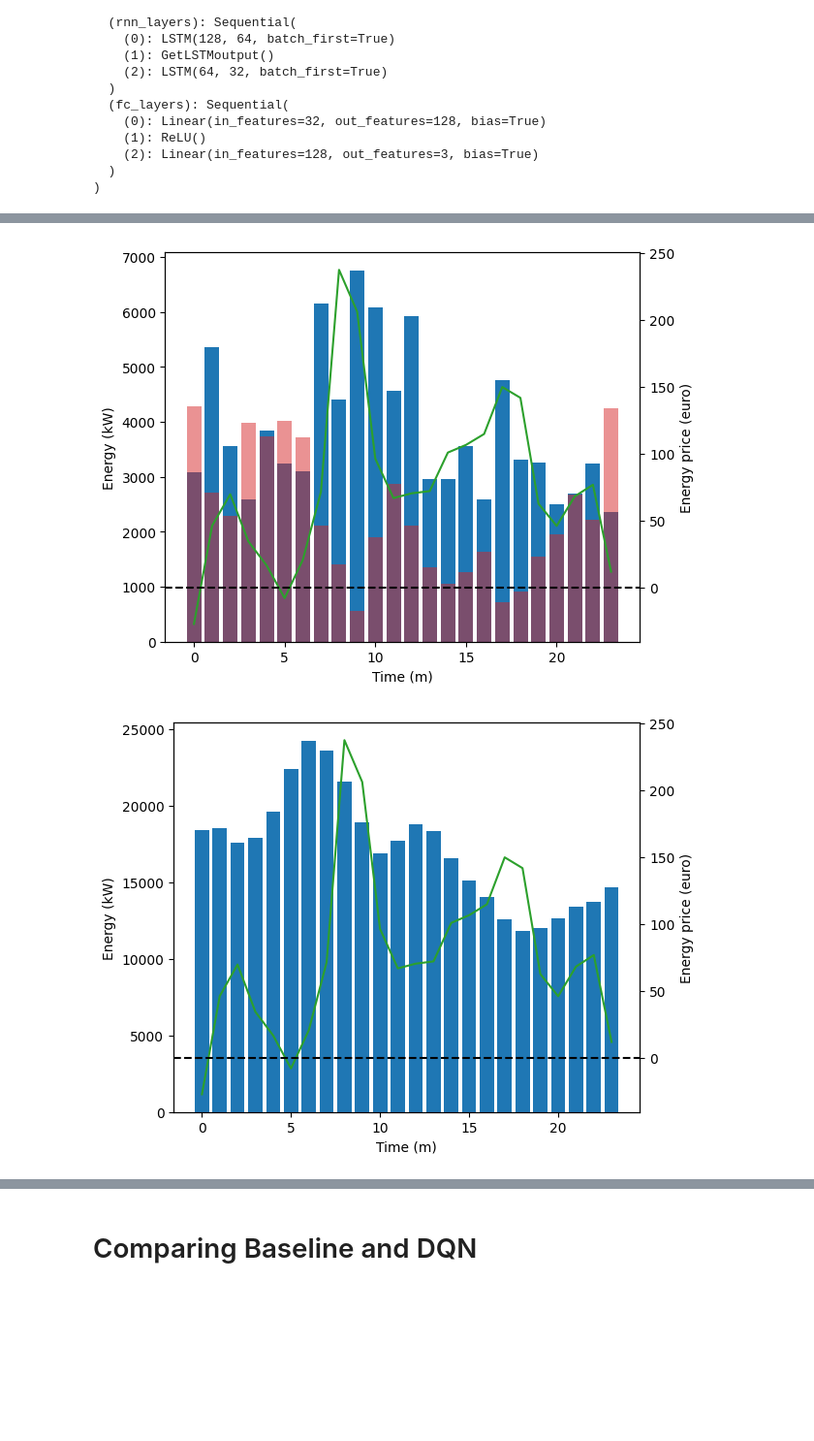
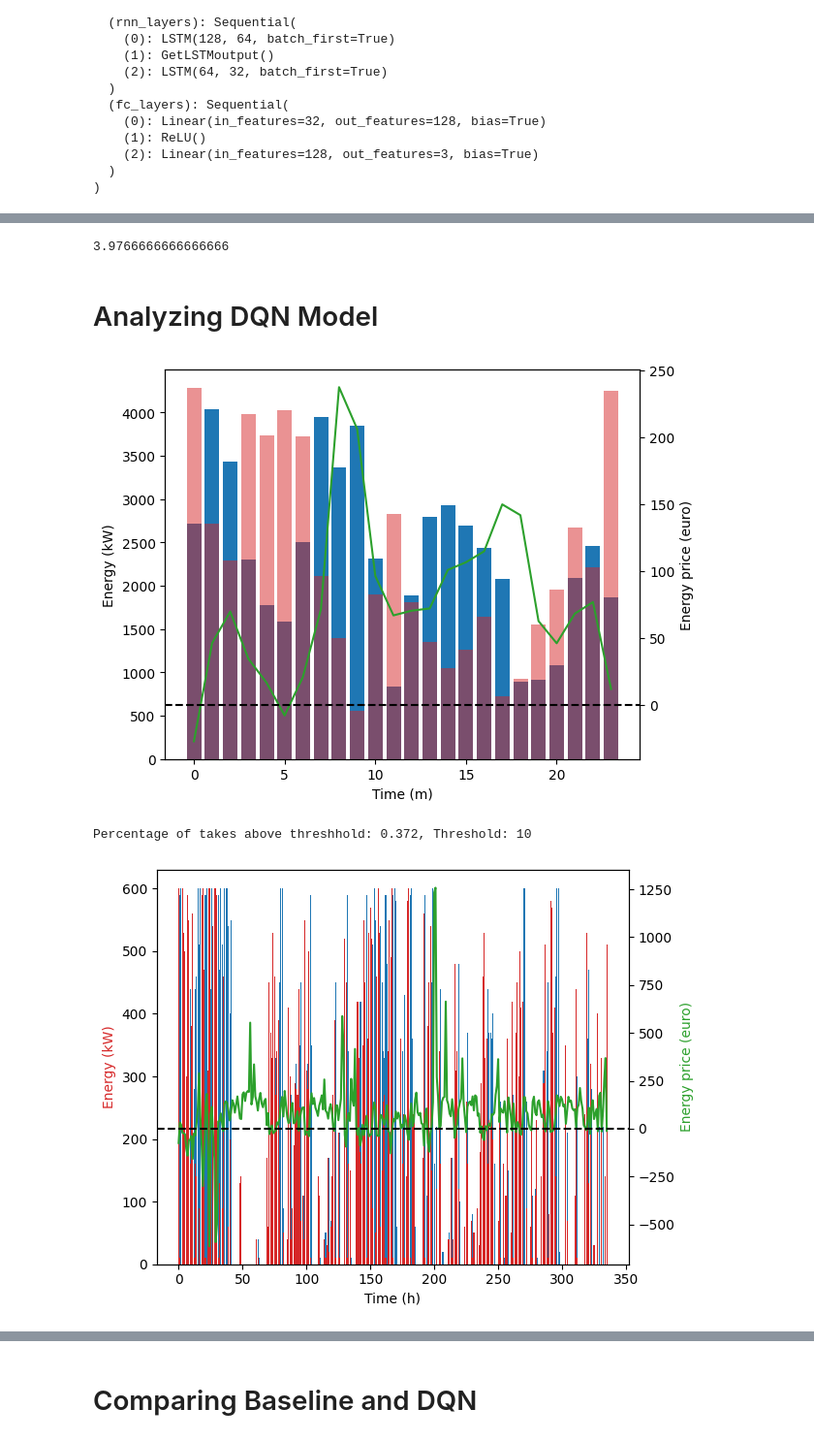
Before and after one commit to leidindi/PPO-RL-AGENT, a Jupyter notebook: model/SimpleBatter_note.ipynb, the cells around one changed output, grey strips where cells are left out. Shown at 97% size. Saved outputs shown, nothing was run; the diff lists cells and outputs as text; code cells hidden in the pictures; blank space fills up the shorter version.

```diff
--- a/model/SimpleBatter_note.ipynb
+++ b/model/SimpleBatter_note.ipynb
@@ -355,0 +358,15 @@ DQN(
+# %%
+start_offset = 0
+days = 14
+
+test_env = gym.make('gym_environment:gym_environment/SimpleBattery', days=days, predict=True, start_offset=start_offset)
+test_env = FlattenObservation(test_env)
+
+# Load data
+current_folder = globals()['_dh'][0]
+data_path = os.path.join(current_folder, "./data/imb_clean.csv")
+test_imb = pd.read_csv(data_path)
+
+capacity = 6000.0
+charge_rate = 600.0
+kW_min = charge_rate / 60.0
@@ -445,9 +553,19 @@ print(cycles)
+# %%
+# Amount of cyles
+total_baseline_take = np.sum(baseline_kwh_take)
+total_baseline_give = np.sum(baseline_kwh_give)
+cycles = (total_baseline_take + total_baseline_give) / (capacity * 2)
+print(cycles)
+# %% [output]
+3.9766666666666666
+# %% [markdown]
+# Analyzing DQN Model
 # %%
 fig, ax1 = plt.subplots()
 days = np.int64(len(episode_energy_price)/1440)
 
-daily_take = np.array(episode_take).reshape(days, 24, 60)
-daily_give = np.array(episode_give).reshape(days, 24, 60)
+daily_take = np.array(dqn_kwh_take).reshape(days, 24, 60)
+daily_give = np.array(dqn_kwh_give).reshape(days, 24, 60)
 daily_price = np.array(episode_energy_price).reshape(days, 24, 60)
 
 hourday_average_take = np.sum(daily_take, axis = 2)
@@ -478,38 +596,51 @@ fig.tight_layout()
 plt.axhline(y=0, color='black', linestyle='--')
 plt.show()
 # %% [output]
-[figure, old version]
+[figure, new version]
 # %%
 fig, ax1 = plt.subplots()
 
 days = np.int64(len(episode_energy_price)/1440)
 
-daily_soc = np.array(episode_soc).reshape(days, 24, 60)
+daily_take = np.array(dqn_kwh_take).reshape(days, 24, 60)
+daily_give = np.array(dqn_kwh_give).reshape(days, 24, 60)
 daily_price = np.array(episode_energy_price).reshape(days, 24, 60)
 
-hourday_average_soc = np.mean(daily_soc, axis = 2)
+hourday_average_take = np.sum(daily_take, axis = 2)
+hourday_average_give = np.sum(daily_give, axis = 2)
 hourday_average_price = np.mean(daily_price, axis = 2)
 
-overall_hour_soc = np.sum(hourday_average_soc, axis = 0)
-overall_hour_price = np.mean(hourday_average_price, axis = 0)
+overall_hour_take = hourday_average_take.flatten()
+overall_hour_give = hourday_average_give.flatten()
+overall_hour_price = hourday_average_price.flatten()
 
-x = range(24)
+threshold = 10
+
+oht_filtered = [overall_hour_take[i] if overall_hour_price[i] > threshold else 0 for i in range(len(overall_hour_take))]
+
+print("Percentage of takes above threshhold: {}, Threshold: {}".format(round((len(oht_filtered) - oht_filtered.count(0)) / len(oht_filtered),4), threshold))
+
+x = range(24*days)
 
 color = 'k'
-ax1.set_xlabel('Time (m)')
-ax1.set_ylabel('Energy (kW)', color=color)
-ax1.bar(x, overall_hour_soc, color='tab:blue', alpha=1)
+ax1.set_xlabel('Time (h)')
+ax1.set_ylabel('Energy (kW)', color='tab:red')
+ax1.bar(x, overall_hour_give, color='tab:blue', alpha=1)
+ax1.bar(x, overall_hour_take, color='tab:red', alpha=1)
 ax1.tick_params(axis='y', labelcolor=color)
 
 ax2 = ax1.twinx()
 
 color = 'k'
-ax2.set_ylabel('Energy price (euro)', color=color)
+ax2.set_ylabel('Energy price (euro)', color='tab:green')
 ax2.plot(overall_hour_price, color='tab:green')
 ax2.tick_params(axis='y', labelcolor=color)
 
 fig.tight_layout()
 plt.axhline(y=0, color='black', linestyle='--')
 plt.show()
+
+# De plot is niet super duidelijk, maar dit is de prediction over een week. In het groen is de energie prijs en in rood is de
 # %% [output]
+Percentage of takes above threshhold: 0.372, Threshold: 10
-[figure, old version]
+[figure, new version]
```
Also changed, not shown: parts of 15 cells of this notebook, 3 other files.
